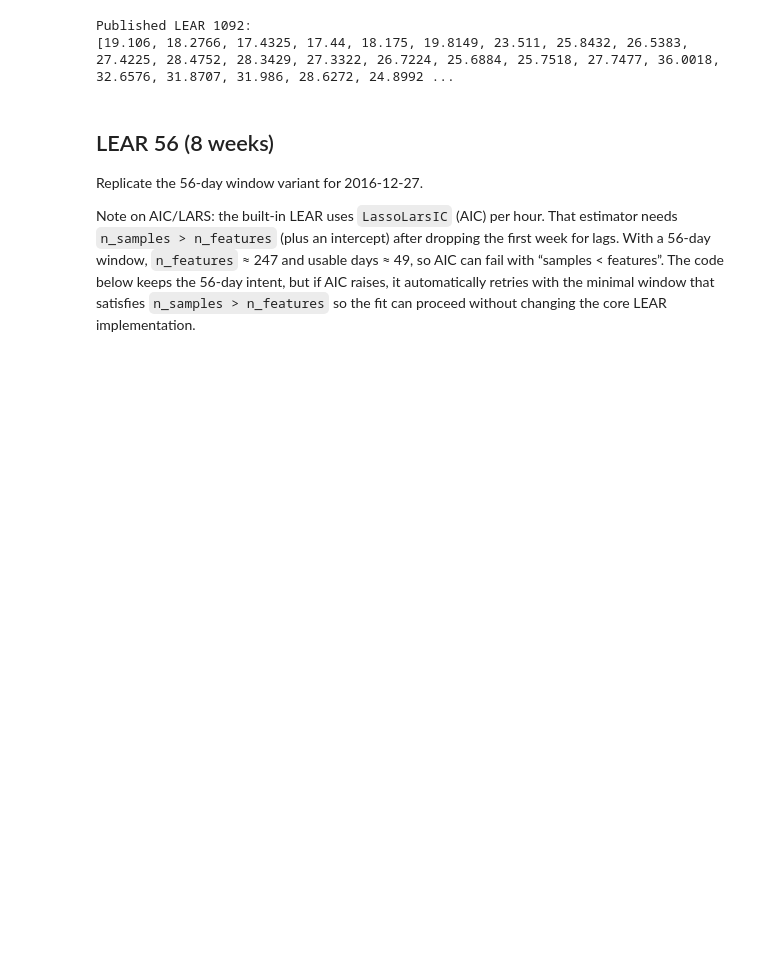
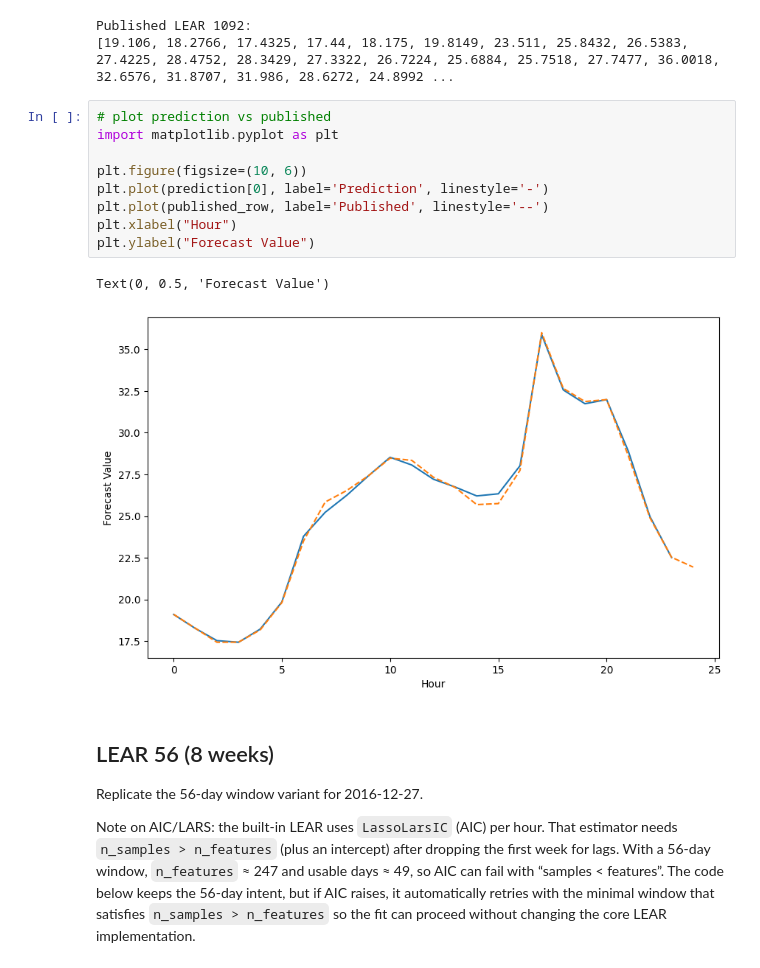
Before and after one commit to llinfeng/epftoolbox, a Jupyter notebook: Notebooks/02_forecasting_oneshot.ipynb, the cells around one changed output. Cells and saved outputs as stored; diff of their text form; blank space fills up the shorter version.

```diff
--- a/Notebooks/02_forecasting_oneshot.ipynb
+++ b/Notebooks/02_forecasting_oneshot.ipynb
@@ -62,6 +62,18 @@ print(published_row)
 # %% [output]
 Published LEAR 1092:
 [19.106, 18.2766, 17.4325, 17.44, 18.175, 19.8149, 23.511, 25.8432, 26.5383, 27.4225, 28.4752, 28.3429, 27.3322, 26.7224, 25.6884, 25.7518, 27.7477, 36.0018, 32.6576, 31.8707, 31.986, 28.6272, 24.8992 ...
+# %%
+# plot prediction vs published
+import matplotlib.pyplot as plt
+
+plt.figure(figsize=(10, 6))
+plt.plot(prediction[0], label='Prediction', linestyle='-')
+plt.plot(published_row, label='Published', linestyle='--')
+plt.xlabel("Hour")
+plt.ylabel("Forecast Value")
+# %% [output]
+Text(0, 0.5, 'Forecast Value')
+[figure, added]
 # %% [markdown]
 ## LEAR 56 (8 weeks)
 
```
Also changed, not shown: parts of 6 cells of this notebook, 3 other files.
